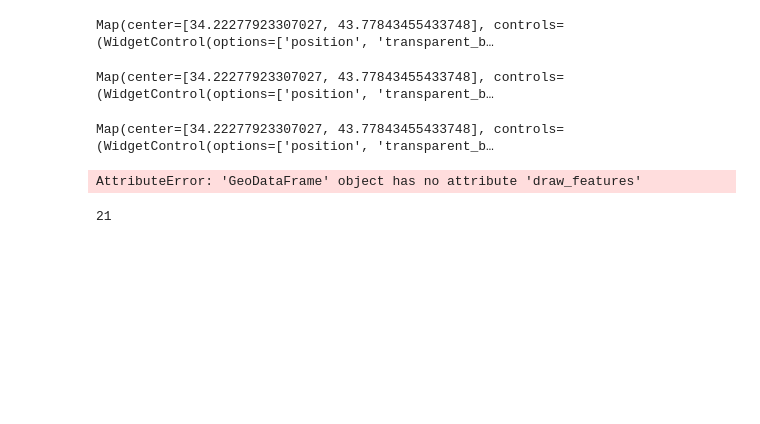
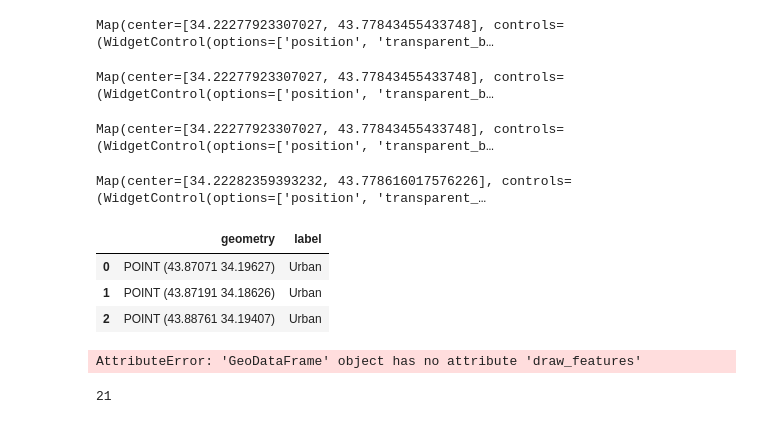
Before and after one commit to JamesChamberlainw/heritage-monitoring-kit, a Jupyter notebook: generate_map.ipynb, the cells around one changed output. Cells and saved outputs as stored; diff of their text form; code cells hidden in the pictures; blank space fills up the shorter version.

Commit message:
merged update into build_row_labels
added Quality of Life function for update
Merged update into build row labels

```diff
--- a/generate_map.ipynb
+++ b/generate_map.ipynb
@@ -239,6 +239,19 @@ Map(center=[34.22277923307027, 43.77843455433748], controls=(WidgetControl(optio
 wasteland_map
 # %% [output]
 Map(center=[34.22277923307027, 43.77843455433748], controls=(WidgetControl(options=['position', 'transparent_b…
+# %%
+additional_map = gen_basemap(basemap_url, aoi=chunks)
+additional_map
+# %% [output]
+Map(center=[34.22282359393232, 43.778616017576226], controls=(WidgetControl(options=['position', 'transparent_…
+# %%
+additional_points = collect_points_from_geemap(additional_map, label="Urban")
+additional_points
+# %% [output]
+|  | geometry | label |
+| 0 | POINT (43.87071 34.19627) | Urban |
+| 1 | POINT (43.87191 34.18626) | Urban |
+| 2 | POINT (43.88761 34.19407) | Urban |
 # %%
 # convert to labelled points in GeoDataFrame
 
```
Also changed, not shown: parts of 8 cells of this notebook.
